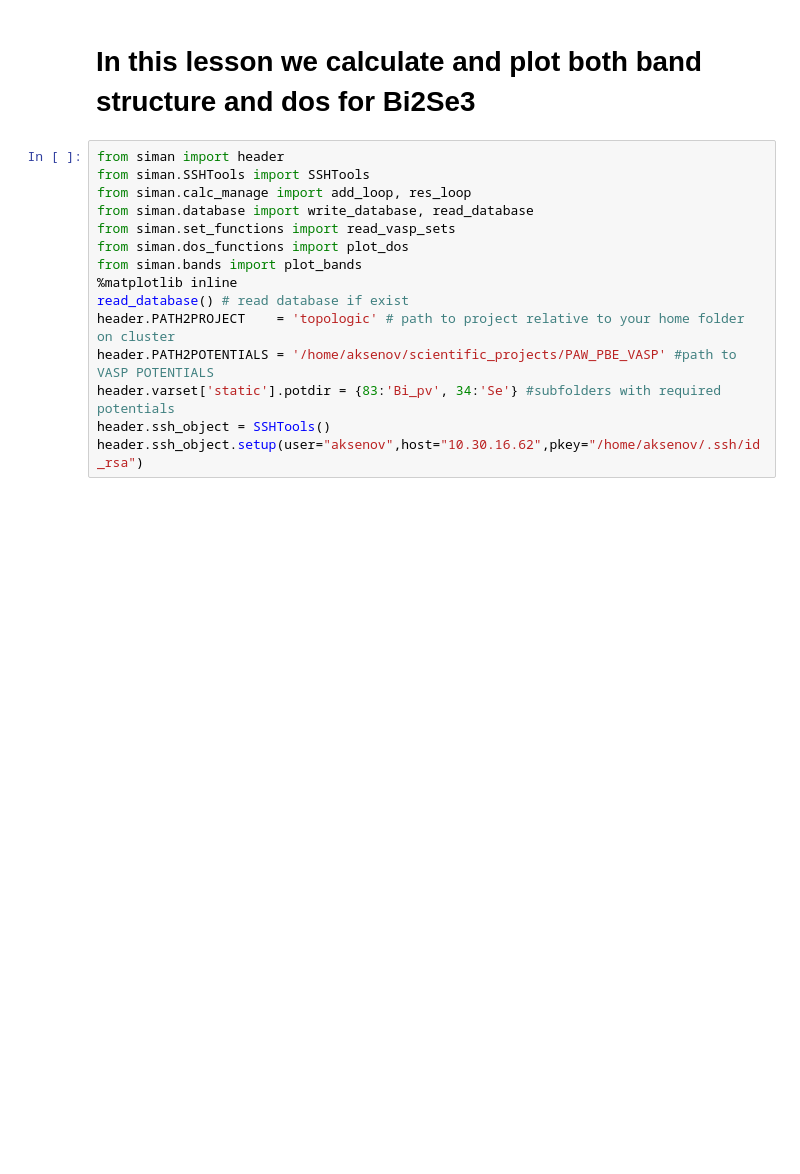
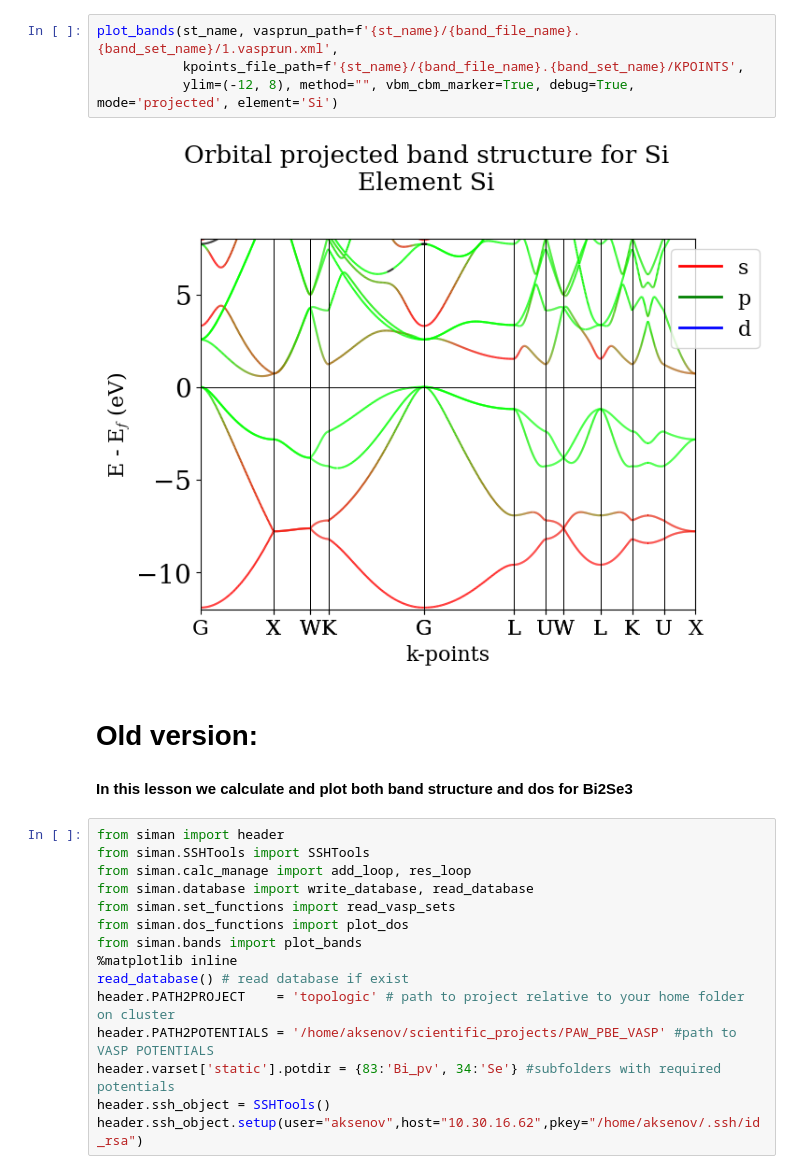
Before and after one commit to dimonaks/siman, a Jupyter notebook: tutorials/bands.ipynb, the cells around one changed output. Drawn from its saved outputs; the diff is of its cells as text; blank space fills up the shorter version.

```diff
--- a/tutorials/bands.ipynb
+++ b/tutorials/bands.ipynb
@@ -1,5 +162,13 @@
+# %%
+plot_bands(st_name, vasprun_path=f'{st_name}/{band_file_name}.{band_set_name}/1.vasprun.xml',
+           kpoints_file_path=f'{st_name}/{band_file_name}.{band_set_name}/KPOINTS',
+           ylim=(-12, 8), method="", vbm_cbm_marker=True, debug=True, mode='projected', element='Si')
+# %% [output]
+[figure, added]
+# %% [markdown]
+# Old version:
 # %% [markdown]
-# In this lesson we calculate and plot both band structure and dos for Bi2Se3
+**In this lesson we calculate and plot both band structure and dos for Bi2Se3**
 # %%
 from siman import header
 from siman.SSHTools import SSHTools
```
Also changed, not shown: parts of 17 cells of this notebook, 8 other files.
